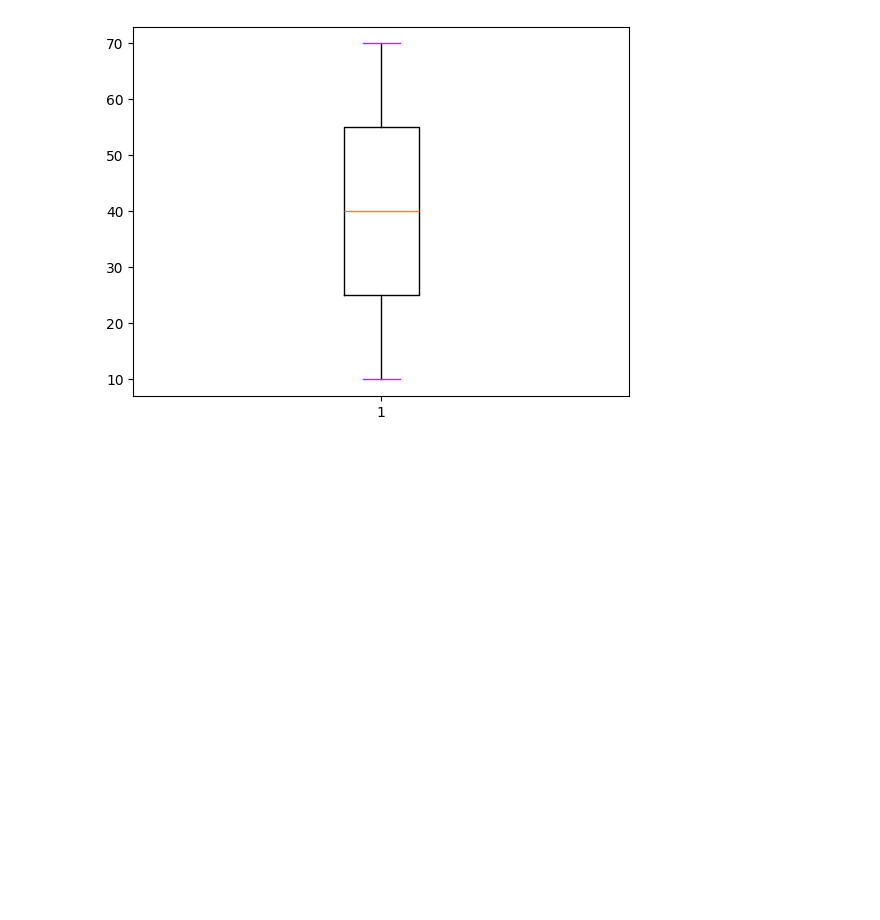
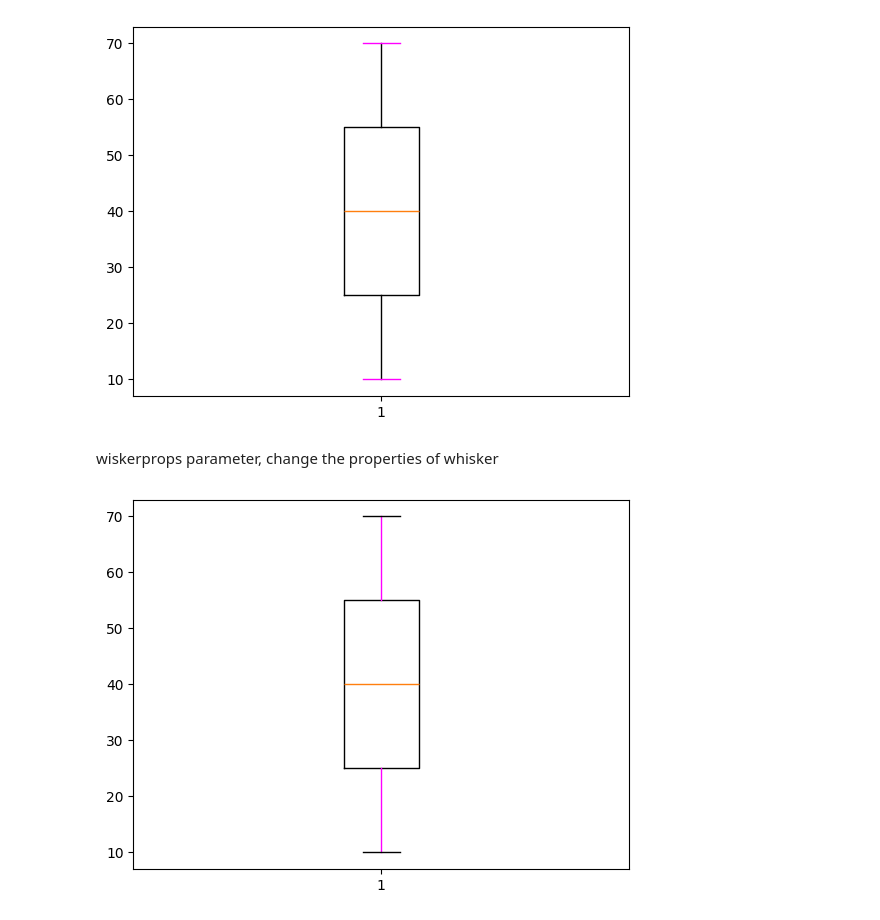
Before and after one commit to Musawer-Afzal/AI-Engineering, a Jupyter notebook: Matplotlib/Box_and_Whisker_plot.ipynb, the cells around one changed output. Saved outputs shown, nothing was run; the diff lists cells and outputs as text; code cells hidden in the pictures; blank space fills up the shorter version.

Commit message:
whiskerprops parameter

```diff
--- a/Matplotlib/Box_and_Whisker_plot.ipynb
+++ b/Matplotlib/Box_and_Whisker_plot.ipynb
@@ -141,3 +141,15 @@ plt.boxplot(x, capprops = dict(color = "magenta"))
 plt.show()
 # %% [output]
 [figure]
+# %% [markdown]
+wiskerprops parameter, change the properties of whisker
+# %%
+x = [10, 20, 30, 40, 50, 60, 70]
+
+
+plt.boxplot(x, whiskerprops = dict(color = "magenta"))
+
+
+plt.show()
+# %% [output]
+[figure, added]
```
